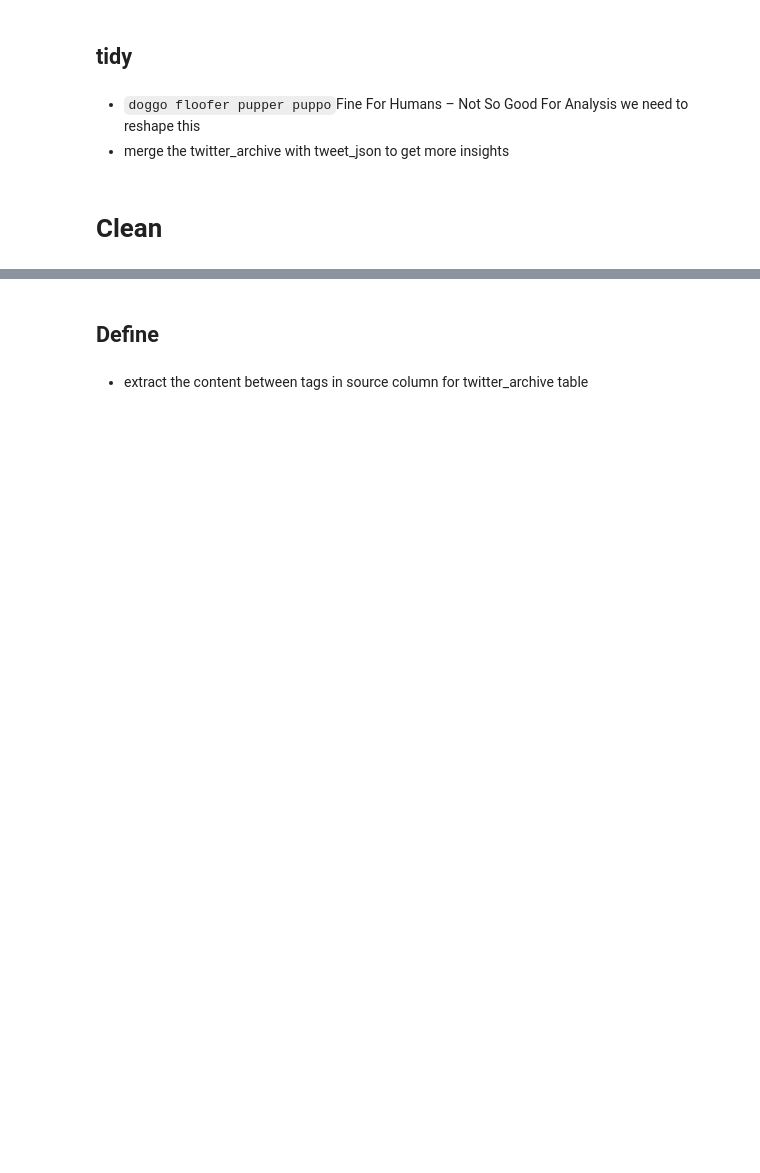
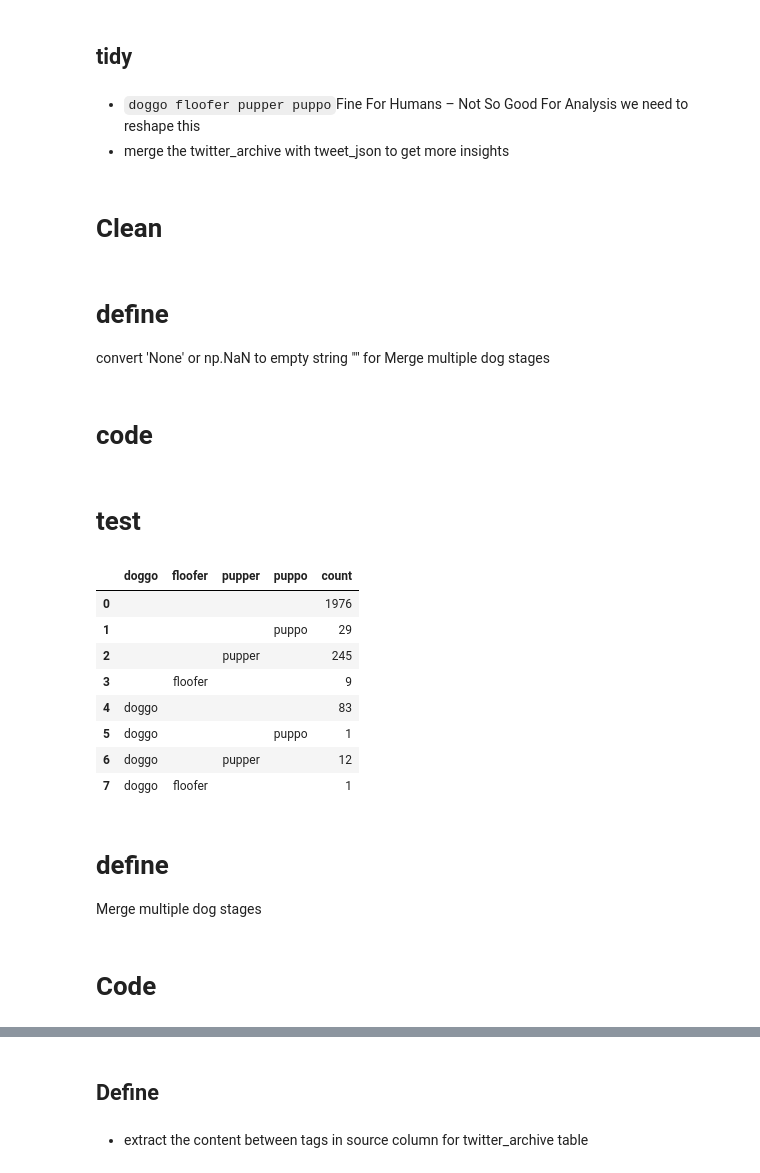
Before and after one commit to AhmedSalam22/Wrangle-and-Analyze-Data, a Jupyter notebook: wrangle_act.ipynb, the cells around one changed output, grey strips where cells are left out. Cells and saved outputs as stored; diff of their text form; code cells hidden in the pictures; blank space fills up the shorter version.

```diff
--- a/wrangle_act.ipynb
+++ b/wrangle_act.ipynb
@@ -263,3 +296,8 @@ favorite_count              2747 non-null   float64
 twitter_archive_clean = twitter_archive.copy()
 image_predictions_clean = image_predictions.copy()
 tweet_json_clean =  tweet_json.copy()
+# %% [markdown]
+# define
+ convert 'None' or np.NaN to empty string ""  for Merge multiple dog stages
+# %% [markdown]
+# code
@@ -265,0 +309,19 @@ tweet_json_clean =  tweet_json.copy()
+# %% [markdown]
+# test
+# %%
+twitter_archive_clean.groupby(["doggo", "floofer", "pupper", "puppo"]).size().reset_index().rename(columns={0: "count"})
+# %% [output]
+|  | doggo | floofer | pupper | puppo | count |
+| 0 |  |  |  |  | 1976 |
+| 1 |  |  |  | puppo | 29 |
+| 2 |  |  | pupper |  | 245 |
+| 3 |  | floofer |  |  | 9 |
+| 4 | doggo |  |  |  | 83 |
+| 5 | doggo |  |  | puppo | 1 |
+| 6 | doggo |  | pupper |  | 12 |
+| 7 | doggo | floofer |  |  | 1 |
+# %% [markdown]
+# define
+Merge multiple dog stages
+# %% [markdown]
+# Code
```
Also changed, not shown: parts of 40 cells of this notebook, 3 other files.
